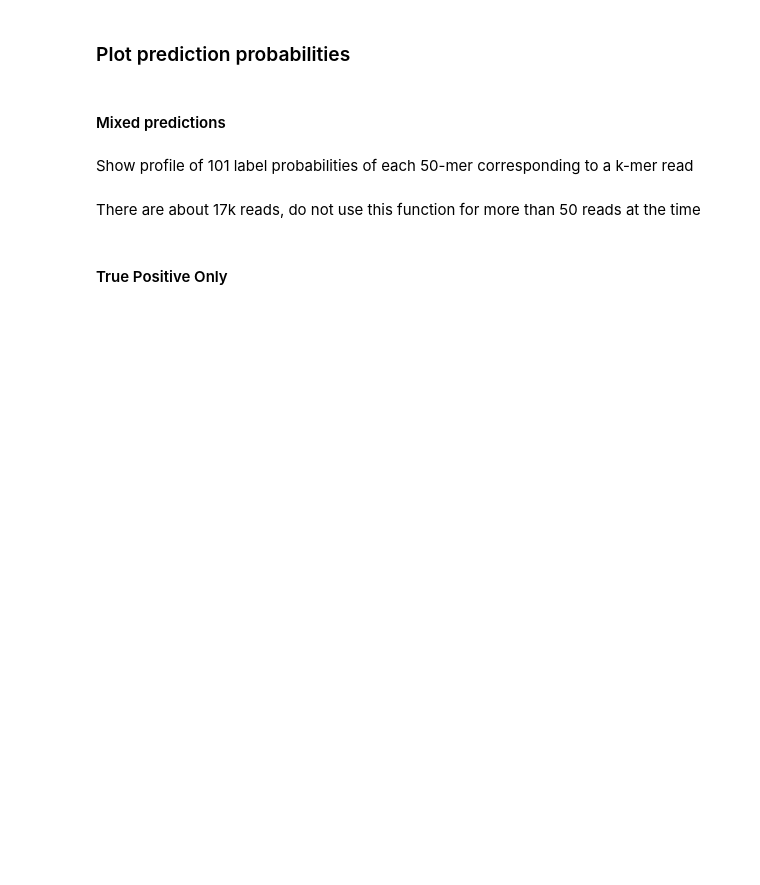
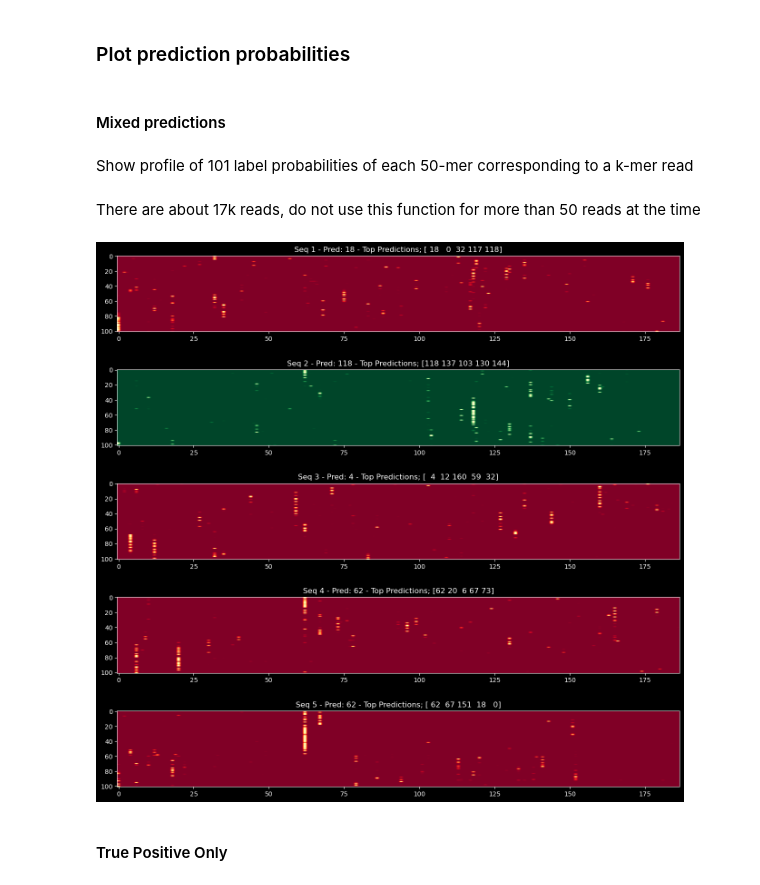
Before and after one commit to vtecftwy/metagentools, a Jupyter notebook: nbs/cnn_virus/wip_4.01_yf_ncbi_experiments.ipynb, the cells around one changed output. Drawn from its saved outputs; the diff is of its cells as text; code cells hidden in the pictures; blank space fills up the shorter version.

```diff
--- a/nbs/cnn_virus/wip_4.01_yf_ncbi_experiments.ipynb
+++ b/nbs/cnn_virus/wip_4.01_yf_ncbi_experiments.ipynb
@@ -268,0 +255,16 @@ def count_successive_label_preds(label_probs_per_kmer):
+# %%
+series = []
+label_preds_per_kmer = tf.argmax(label_probs_kmer, axis=2)
+same_as_next = tf.roll(label_preds_per_kmer, shift=-1, axis=1) == label_preds_per_kmer
+same_as_previous = tf.roll(label_preds_per_kmer, shift=+1, axis=1) == label_preds_per_kmer
+xor = tf.bitwise.bitwise_xor(tf.cast(same_as_next, dtype=tf.int16), tf.cast(same_as_previous, dtype=tf.int16))
+or_ = tf.bitwise.bitwise_or(tf.cast(same_as_next, dtype=tf.int16), tf.cast(same_as_previous, dtype=tf.int16))
+for i in trange(b):
+    kmer_series_idxs = tf.range(k-49)[tf.cast(xor[i], dtype=tf.bool)]
+    start_idxs = kmer_series_idxs[0::2]
+    end_idxs = kmer_series_idxs[1::2]
+    kmer_series = {key: [] for key in range(187)}
+    for s,e in zip(start_idxs, end_idxs):
+        kmer_series[label_preds_per_kmer[i,s].numpy().item()].append((e-s+1).numpy().item())
+    series.append(kmer_series)
+series
@@ -553,0 +700,2 @@ paths[2]
+# %%
+paths = files_in_tree(path=pfs.data / 'ncbi/infer_results/yf-ncbi')
@@ -554,6 +708,7 @@ paths[2]
 # %%
-# p2resfile = pfs.project_root /'data/ncov_data/reads/yf/yf-mapped-results-2024-04-29_17_31_10.csv'
-p2resfile = paths[2]
+fnbr = 2
+assert paths[fnbr].is_file()
+p2resfile = paths[fnbr]
 
 df = pd.read_csv(p2resfile, index_col=0)
 print(df.shape)
@@ -561,10 +724,9 @@ df.head()
 # %%
-# p2probsfile = pfs.project_root /'data/ncov_data/reads/yf/yf-mapped-probs-2024-04-29_17_27_31.csv'
-# p2probsfile = paths[5]
 fnbr = 0
 assert paths[fnbr].is_file()
 
 print(f"Reading file {paths[fnbr]}")
-df_probs = pd.read_hdf(paths[fnbr], key='df')
+# df_probs = pd.read_hdf(paths[fnbr], key='df')
+df_probs = pd.read_csv(paths[fnbr])
 print(df_probs.shape)
 df_probs.head()
@@ -601,10 +792,12 @@ Show profile of 101 label probabilities of each 50-mer corresponding to a k-mer
 There are about 17k reads, do not use this function for more than 50 reads at the time
 # %%
 first_seq = 0
-nb_seq = 25
+nb_seq = 5
 s = slice(first_seq, first_seq+nb_seq)
 
 plot_label_probs(probs_per_kmer[s,:,:], top_preds[s], [118])
+# %% [output]
+[figure, added]
 # %% [markdown]
 #### True Positive Only
 # %%
```
Also changed, not shown: parts of 35 cells of this notebook, 5 other files.
